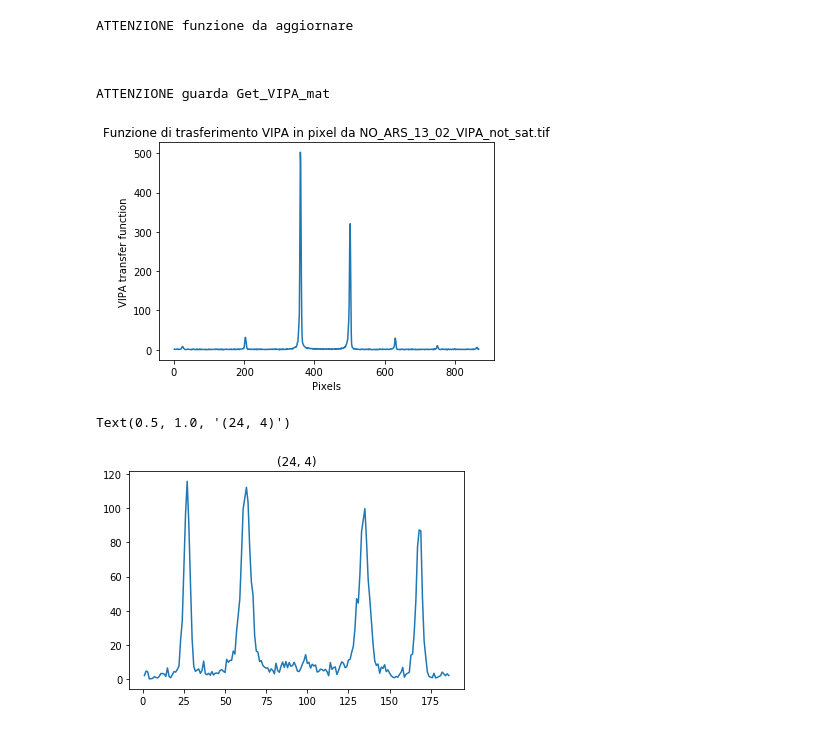
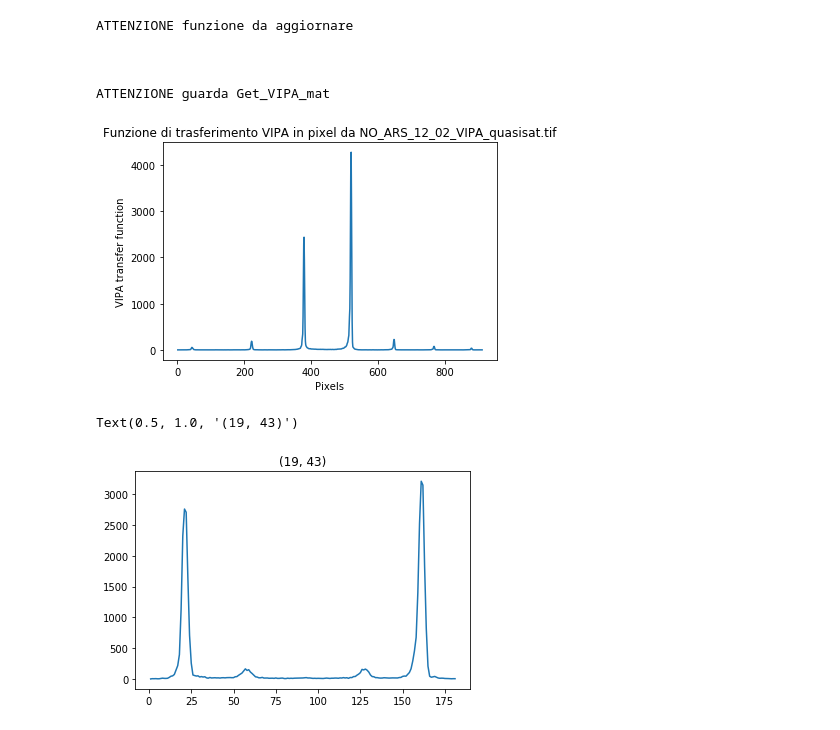
Before and after one commit to flautodipan/Python_Libraries, a Jupyter notebook: Experimentum_single.ipynb, the cells around one changed output. Drawn from its saved outputs; the diff is of its cells as text; code cells hidden in the pictures.

```diff
--- a/Experimentum_single.ipynb
+++ b/Experimentum_single.ipynb
@@ -13,27 +13,37 @@ import  matplotlib.pyplot   as      plt
 
 import  time
 
+
 #I/O
-now_path        =   '../BRILLOUIN/TDP43/NO_ARS_13_02/'
-spectra_filename    =   'NO_ARS_13_02'
-VIPA_filename       =   'NO_ARS_13_02_VIPA_not_sat.tif'
-
-
+now_path        =   '../BRILLOUIN/TDP43/NO_ARS_12_02/'
+spectra_filename    =   'NO_ARS_12_02'
+VIPA_filename       =   'NO_ARS_12_02_VIPA_quasisat.tif'
 log_file            =   'log_'+spectra_filename
-analysis_dir       =   'analysis_best/'
+analysis_dir        =   'analysis_new/'
 
 #operatives
-syg_kwargs          =   {'height': 20, 'distance': 20, 'width': 3.}
+
+#esclusi a mano
+to_add              =   []
+
+syg_kwargs          =   {'height': 119, 'distance': 31, 'width': 3.}
 syg_kwargs_VIPA     =   {'distance':70, 'width': 1}
-syg_kwargs_brill    =  {'height': 15.8, 'distance': 25, 'width': 3.}
-VIPA_treshold       =   8
+syg_kwargs_brill    =  {'height': 23, 'distance': 31, 'width': 3.}
+VIPA_treshold       =   6
 sat_height          =   50000
 sat_width           =   13.5
-
 #quanto mi allontano dal VIPA
 pre_cut             =   False
 cut                 =   False
-cut_distance        =   0.25
+dist_01 = 37
+dist_23 = 34
+#markov_fit
+recover_markov = False
+percents_markov     =   ('positive', 0.2, 'positive', np.inf, 'positive', 'positive', 0.01, 0.01, 0.01,  np.inf, np.inf)
+#tot fit
+percents_tot        = (0.2, 0.1, 0.5, 'positive', 'positive', 0.15,  0.15, 0.15, np.inf, np.inf)
+############
+
 
 cols_smart  =  ('Co', 'Omega', 'Gamma', 'delta_position',  'delta_amplitude', 'A', 'mu', 'sigma', 'shift', 'offset')
 cols_basic  = ('Co', 'Omega', 'Gamma', 'delta_position', 'delta_width',  'delta_amplitude')
@@ -43,23 +53,23 @@ cols_real   = ('Co', 'Omega', 'Gamma', 'Delta', 'tau', 'delta_position', 'delta_
 cols_gauss  = ( 'A', 'mu', 'sigma')
 # %%
 #0) importo dati e inizializzo oggetti
-i   =   24
-j   =   4
+i   =   19
+j   =   43
 y    =   Import_from_Matlab(spectra_filename, now_path, var_name = 'y3')[i][j]
 Data    =   Exp.Spectrum(name = str((i,j)))
 Data.Get_Spectrum(y = np.resize(y, np.max(y.shape)), offset = 183., cut = pre_cut, cut_range = (10, 175))
 Data.Get_Spectrum_Peaks(**syg_kwargs)
 Data.Get_VIPA_tif(VIPA_filename, now_path, fig = 'VIPA_img', save_path = now_path)
 
 plt.figure()
 plt.plot(Data.x, Data.y)
 plt.title(str((i,j)))
 # %% [output]
 ATTENZIONE funzione da aggiornare
 
 
 
 ATTENZIONE guarda Get_VIPA_mat
-[figure, old version]
+[figure, new version]
-Text(0.5, 1.0, '(24, 4)')
+Text(0.5, 1.0, '(19, 43)')
-[figure, old version]
+[figure, new version]
```
Also changed, not shown: parts of 14 cells of this notebook, 3 other files.
